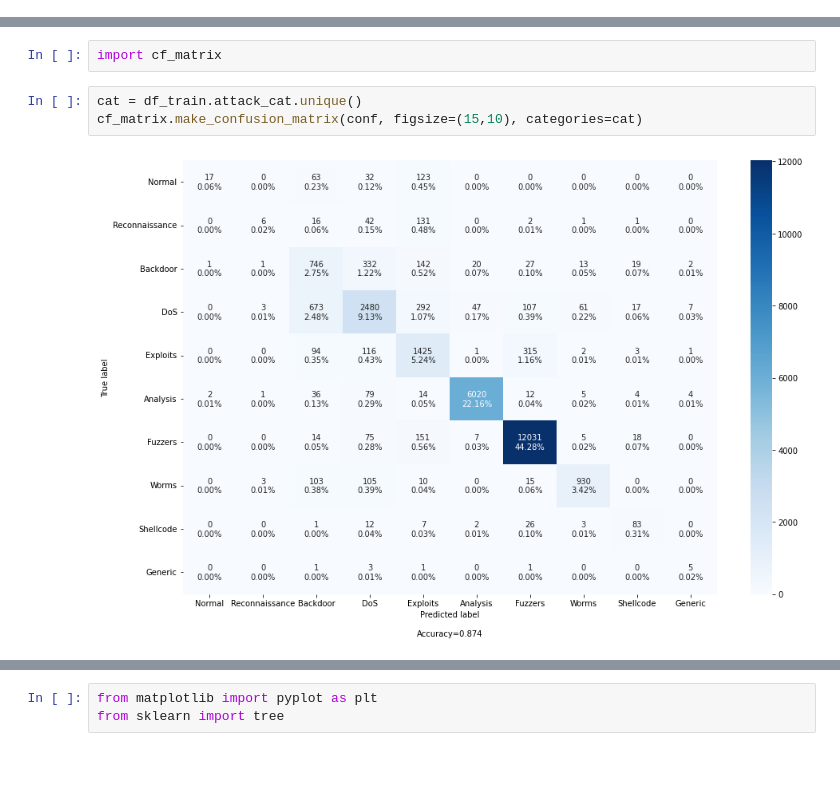
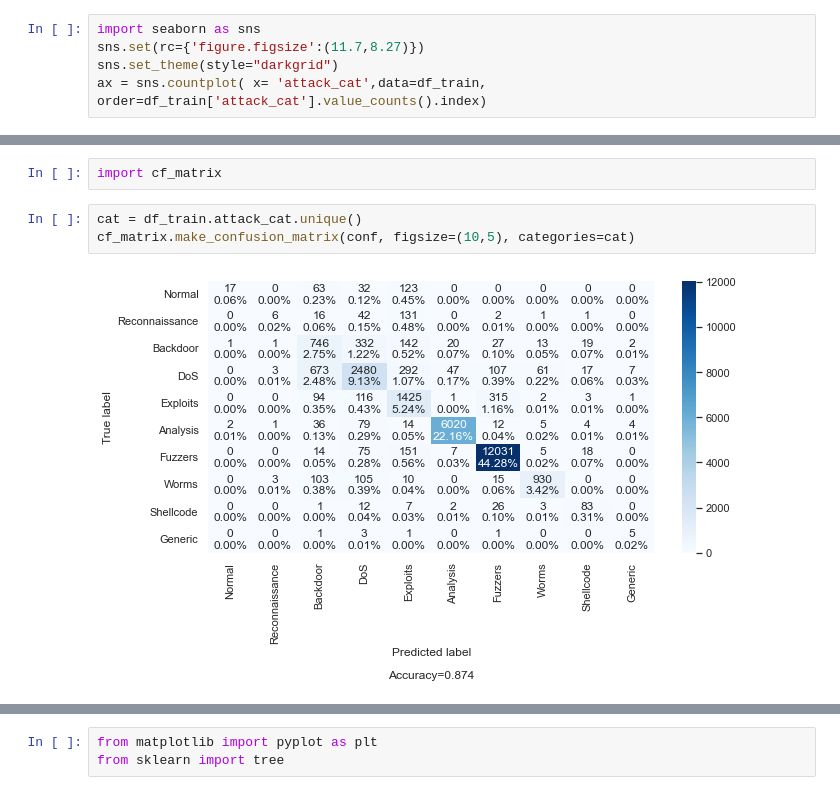
Before and after one commit to alex-chin/Attack_detection, a Jupyter notebook: net_traffik.ipynb, the cells around one changed output, grey strips where cells are left out. Drawn from its saved outputs; the diff is of its cells as text; blank space fills up the shorter version.

```diff
--- a/net_traffik.ipynb
+++ b/net_traffik.ipynb
@@ -285,0 +300,5 @@ array(['Normal', 'Reconnaissance', 'Backdoor', 'DoS', 'Exploits',
+# %%
+import seaborn as sns
+sns.set(rc={'figure.figsize':(11.7,8.27)})
+sns.set_theme(style="darkgrid")
+ax = sns.countplot( x= 'attack_cat',data=df_train, order=df_train['attack_cat'].value_counts().index)
@@ -359,6 +380,6 @@ array([[   17,     0,    63,    32,   123,     0,     0,     0,     0,
 import cf_matrix
 # %%
 cat = df_train.attack_cat.unique()
-cf_matrix.make_confusion_matrix(conf, figsize=(15,10), categories=cat)
+cf_matrix.make_confusion_matrix(conf, figsize=(10,5), categories=cat)
 # %% [output]
-[figure, old version]
+[figure, new version]
```
Also changed, not shown: parts of 7 cells of this notebook.
